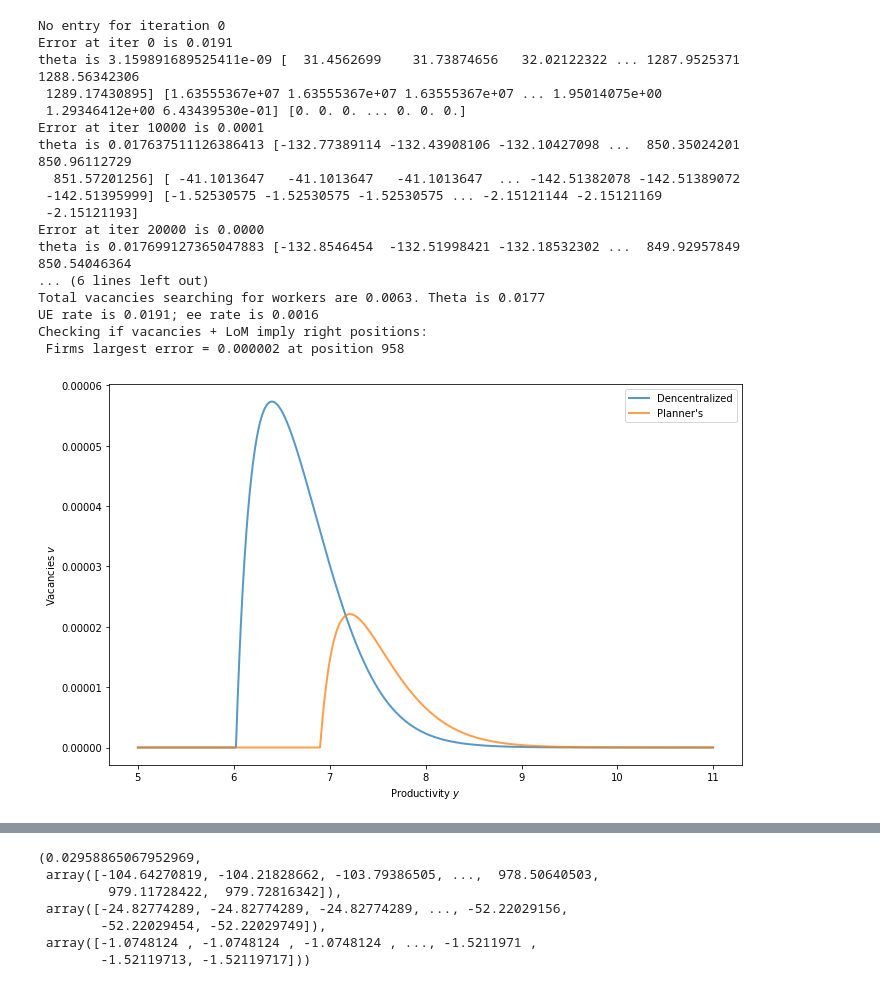
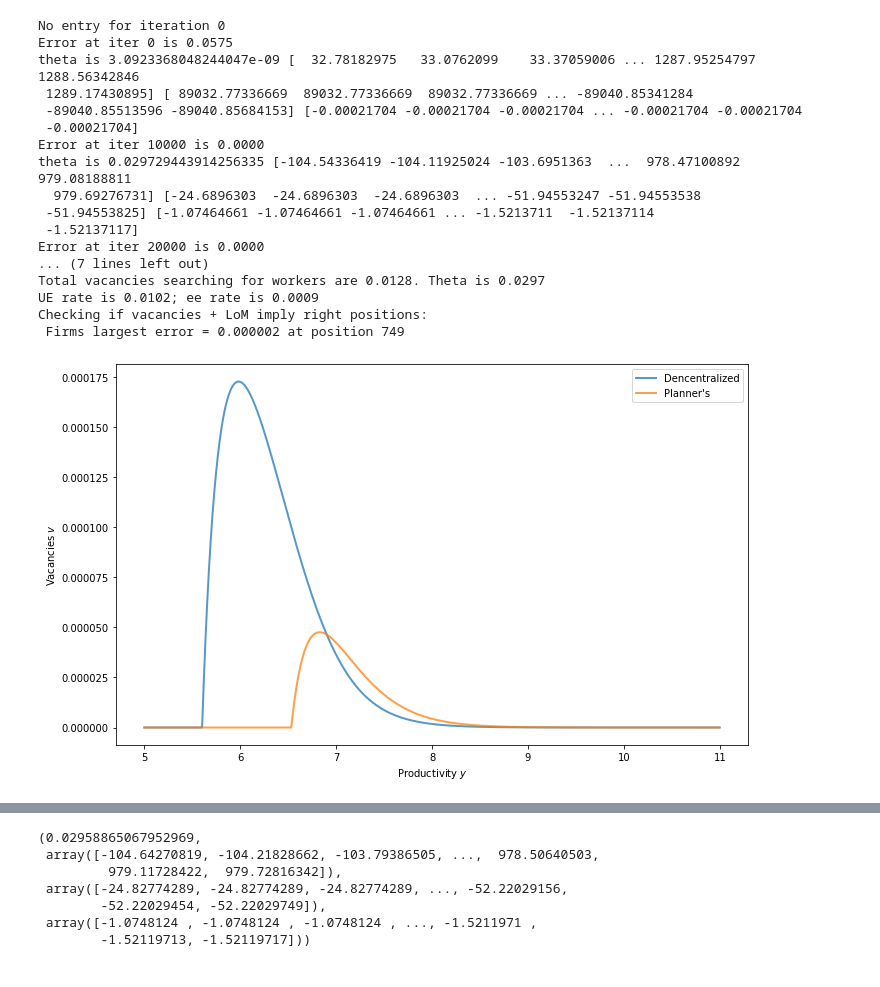
Before and after one commit to spspitze/Outsourcing, a Jupyter notebook: Python Code/LS OJS.ipynb, the cells around one changed output, grey strips where cells are left out. Saved outputs shown, nothing was run; the diff lists cells and outputs as text; code cells hidden in the pictures.

```diff
--- a/Python Code/LS OJS.ipynb
+++ b/Python Code/LS OJS.ipynb
@@ -740,8 +797,8 @@ def lsoj_graph_results_p(lsoj, v_grid, n_grid, v_grid_p, n_grid_p, lam_grid_p,
 r = 0.0010010010010008674
 B = 1 / (1 + r)
 delta = 0.003914869459698093
-alpha = .72
-# alpha = 0.5
+# alpha = .72
+alpha = .5
 phi = 0.059072385300564884
 eta = alpha
 # eta = .5
@@ -749,6 +806,7 @@ y_min = 5
 y_max = 11
 b = 4.665923509864012
 y_grid_size = 2000
+# y_grid_size = 10
 gamma = 2
 xi = 0.21337305834104697
 # xi = 0
@@ -763,6 +821,7 @@ max_iter = 5e4
 slow = 1e-1
 # slow = 5e-2
 ps = 1e4
+# ps = 5
 verbose = True
 
 lsoj = LSOnJob(B, b, delta, xi, eta, phi, alpha, y_min, y_max, y_grid_size, gamma, c_grid)
@@ -798,39 +857,39 @@ Checking if vacancies + LoM imply right positions:
 # %%
 # Run Planner's Problem with decentralized as initial guess
 tol = 1e-8
-max_iter = 5e4
-# max_iter = 1e5
+# max_iter = 5e4
+max_iter = 1e5
 # max_iter = 20
 slow = 1e-1
 # slow = 3e-1
 ps = 1e4
 # ps = 5e3
 # ps = 1
 verbose = True
 
 guess_p = v_grid, n_grid, np.zeros(y_grid_size)
 
 v_grid_p, n_grid_p, lam_grid_p = lsoj_solve_model_p(
     lsoj, guess_p, tol=tol, max_iter=max_iter, slow=slow, verbose=verbose, print_skip=ps)
 
 lsoj_list_facts(lsoj, v_grid_p, n_grid_p)
 lsoj_graph_results_p(lsoj, v_grid, n_grid, v_grid_p, n_grid_p, lam_grid_p)
 # %% [output]
 No entry for iteration 0
-Error at iter 0 is 0.0191
-theta is 3.159891689525411e-09 [  31.4562699    31.73874656   32.02122322 ... 1287.9525371  1288.56342306
- 1289.17430895] [1.63555367e+07 1.63555367e+07 1.63555367e+07 ... 1.95014075e+00
- 1.29346412e+00 6.43439530e-01] [0. 0. 0. ... 0. 0. 0.]
-Error at iter 10000 is 0.0001
-theta is 0.017637511126386413 [-132.77389114 -132.43908106 -132.10427098 ...  850.35024201  850.96112729
-  851.57201256] [ -41.1013647   -41.1013647   -41.1013647  ... -142.51382078 -142.51389072
- -142.51395999] [-1.52530575 -1.52530575 -1.52530575 ... -2.15121144 -2.15121169
- -2.15121193]
+Error at iter 0 is 0.0575
+theta is 3.0923368048244047e-09 [  32.78182975   33.0762099    33.37059006 ... 1287.95254797 1288.56342846
+ 1289.17430895] [ 89032.77336669  89032.77336669  89032.77336669 ... -89040.85341284
+ -89040.85513596 -89040.85684153] [-0.00021704 -0.00021704 -0.00021704 ... -0.00021704 -0.00021704
+ -0.00021704]
+Error at iter 10000 is 0.0000
+theta is 0.029729443914256335 [-104.54336419 -104.11925024 -103.6951363  ...  978.47100892  979.08188811
+  979.69276731] [-24.6896303  -24.6896303  -24.6896303  ... -51.94553247 -51.94553538
+ -51.94553825] [-1.07464661 -1.07464661 -1.07464661 ... -1.5213711  -1.52137114
+ -1.52137117]
 Error at iter 20000 is 0.0000
-theta is 0.017699127365047883 [-132.8546454  -132.51998421 -132.18532302 ...  849.92957849  850.54046364
-... (6 lines left out)
-Total vacancies searching for workers are 0.0063. Theta is 0.0177
-UE rate is 0.0191; ee rate is 0.0016
+... (7 lines left out)
+Total vacancies searching for workers are 0.0128. Theta is 0.0297
+UE rate is 0.0102; ee rate is 0.0009
 Checking if vacancies + LoM imply right positions:
- Firms largest error = 0.000002 at position 958
+ Firms largest error = 0.000002 at position 749
-[figure, old version]
+[figure, new version]
```
Also changed, not shown: parts of 12 cells of this notebook, 6 other files.
